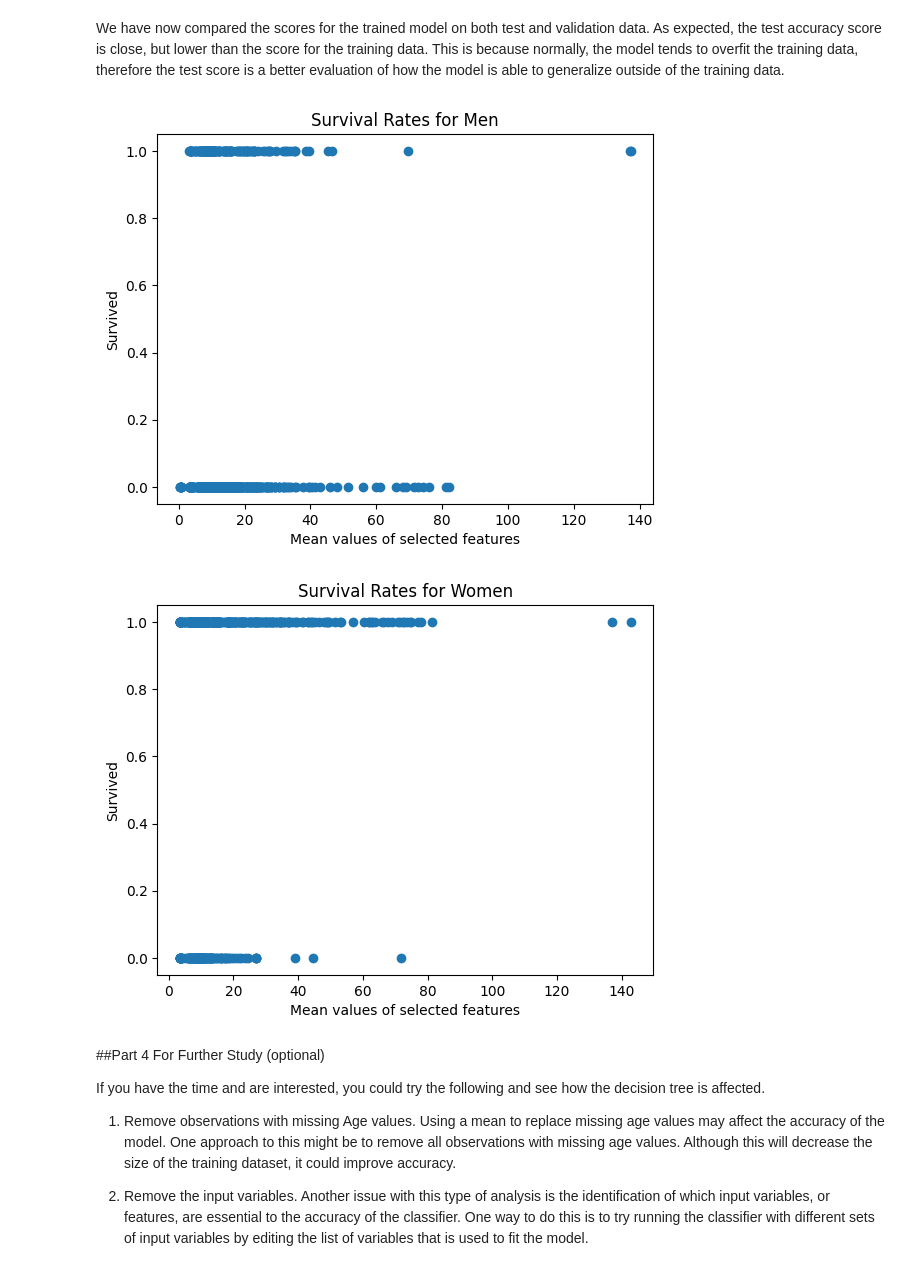
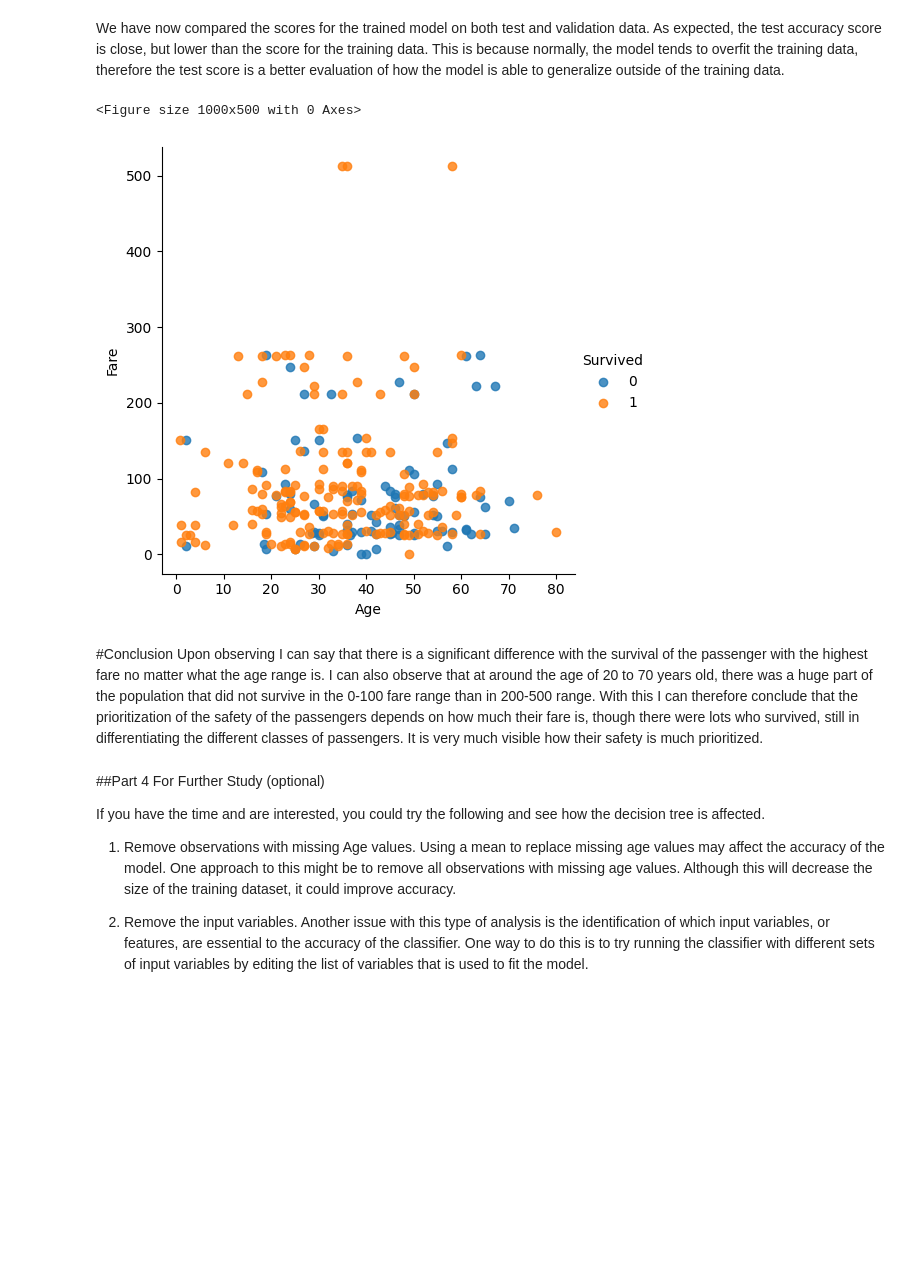
Before and after one commit to MayahCatorce/CPE-019---CPE32S3, a Jupyter notebook: Catorce_DecisionTreeClassification.ipynb, the cells around one changed output. Cells and saved outputs as stored; diff of their text form; code cells hidden in the pictures; blank space fills up the shorter version.

```diff
--- a/Catorce_DecisionTreeClassification.ipynb
+++ b/Catorce_DecisionTreeClassification.ipynb
@@ -683,37 +683,36 @@ We have now compared the scores for the trained model on both test and validatio
 accuracy score is close, but lower than the score for the training data. This is because normally, the model tends
 to overfit the training data, therefore the test score is a better evaluation of how the model is able to generalize
 outside of the training data.
-# %%
-import numpy as np
-import pandas as pd
-import matplotlib.pyplot as plt
-
-# Read the data and select specific columns
-all_data = pd.read_csv("/content/titanic_all.csv")
-
-# Filter the DataFrame to separate women and men
-womenDf = all_data[all_data['Gender'] == "female"]
-menDf = all_data[all_data['Gender'] == "male"]
-
-# Calculate mean values for selected columns for men and women
-menSurvival = menDf[["Pclass", "Age", "SibSp", "Fare"]].mean(axis=1)
-womenSurvival = womenDf[["Pclass", "Age", "SibSp", "Fare"]].mean(axis=1)
-
-# Plot survival rates for men and women
-plt.scatter(menSurvival, menDf["Survived"])
-plt.title('Survival Rates for Men')
-plt.xlabel('Mean values of selected features')
-plt.ylabel('Survived')
-plt.show()
-
-plt.scatter(womenSurvival, womenDf["Survived"])
-plt.title('Survival Rates for Women')
-plt.xlabel('Mean values of selected features')
-plt.ylabel('Survived')
-plt.show()
-# %% [output]
-[figure, removed]
-[figure, removed]
+# %%
+import numpy as np  # NumPy for numerical computing
+import pandas as pd  # Pandas for dataframes
+import matplotlib.pyplot as plt# Matplotlib for visualization
+import seaborn as sns  # Seaborn for easier visualization
+from sklearn.linear_model import LinearRegression # Linear regression model
+
+# Loads my dataset
+reg = pd.read_csv('titanic_all.csv')
+# Due to errors, this code helps to drop all the NaN values so that it won't affect the data while executing
+reg = reg.dropna()
+# Predictor variables for the plot
+X = reg[['Age', 'Fare']]
+# Target variable
+y = reg['Survived']
+
+# Creates model object of the plot
+model = LinearRegression()
+model.fit(X, y)
+plt.figure(figsize=(10, 5))
+
+# Scatterplot with regression line
+sns.lmplot(x='Age', y='Fare', hue='Survived', data=df, fit_reg=False)
+plt.show()
+# %% [output]
+<Figure size 1000x500 with 0 Axes>
+[figure, added]
+# %% [markdown]
+#Conclusion
+Upon observing I can say that there is a significant difference with the survival of the passenger with the highest fare no matter what the age range is. I can also observe that at around the age of 20 to 70 years old, there was a huge part of the population that did not survive in the 0-100 fare range than in 200-500 range. With this I can therefore conclude that the prioritization of the safety of the passengers depends on how much their fare is, though there were lots who survived, still in differentiating the different classes of passengers. It is very much visible how their safety is much prioritized.
 # %% [markdown]
 ##Part 4 For Further Study (optional)
 
```
Also changed, not shown: parts of 4 cells of this notebook.
